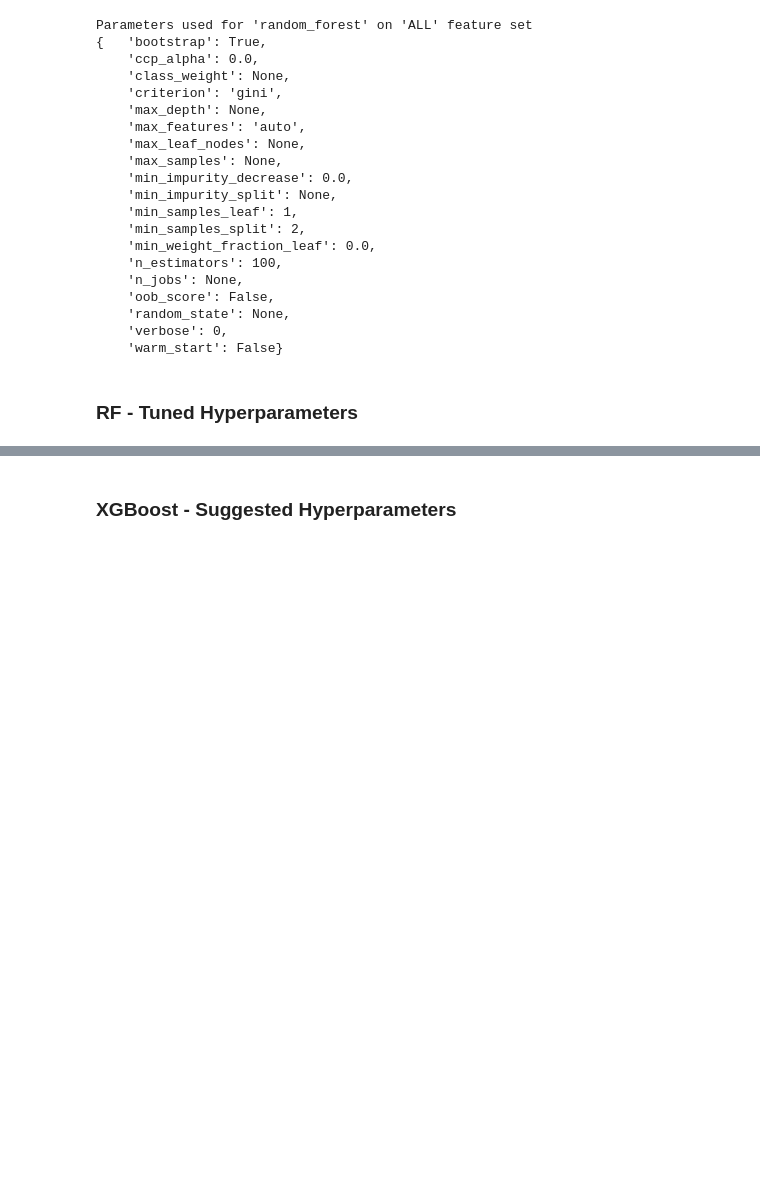
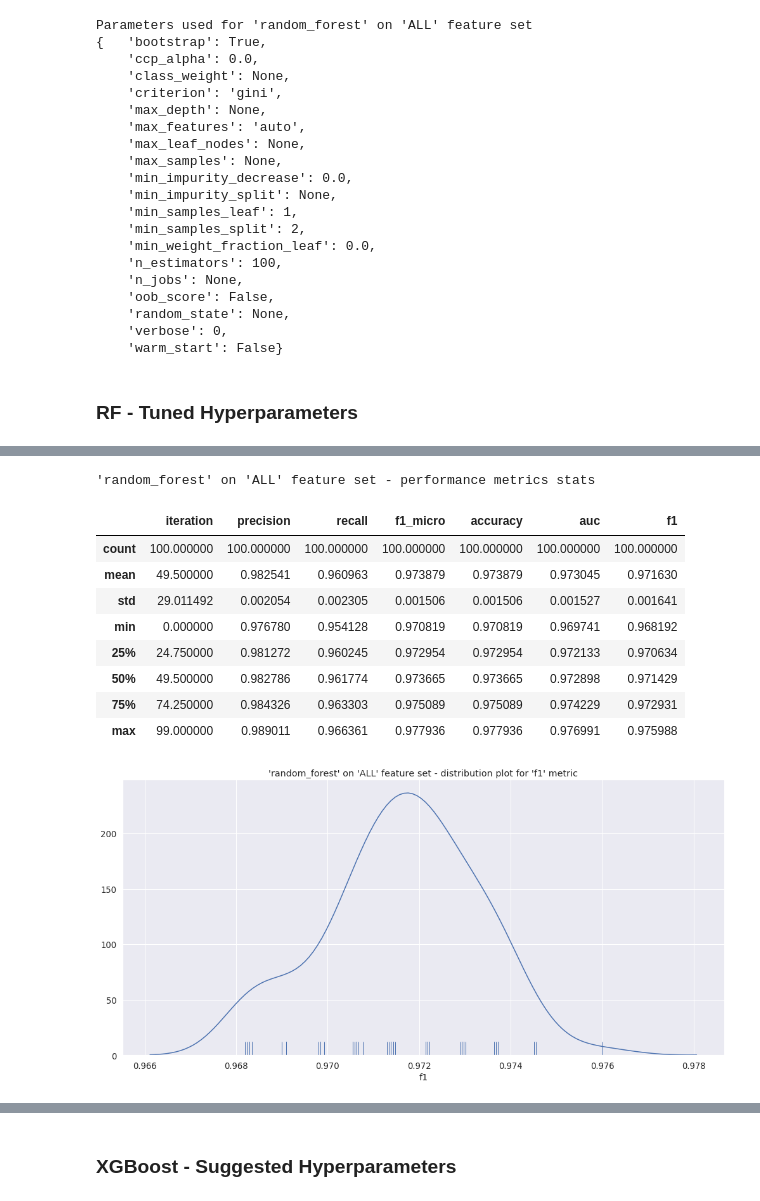
Before and after one commit to achmand/aml-crypto-graph, a Jupyter notebook: src/1.1_experiment_results.ipynb, the cells around one changed output, grey strips where cells are left out. Saved outputs shown, nothing was run; the diff lists cells and outputs as text; code cells hidden in the pictures; blank space fills up the shorter version.

Commit message:
Add RF tuned results in notebook

```diff
--- a/src/1.1_experiment_results.ipynb
+++ b/src/1.1_experiment_results.ipynb
@@ -25,6 +25,7 @@ N_features              = 15 # for feature importance N top/bottom
 EXP_RESULT_PATH         = "persistence/experiment_1.1/results"
 
 BENCHMARK_RESULTS       = "{}/{}".format(EXP_RESULT_PATH, "benchmark_model_results.pkl")
+BENCHMARK_TUNED_RESULTS = "{}/{}".format(EXP_RESULT_PATH, "tuned_benchmark_results.pkl")
 BENCHMARK_XGB_RESULTS   = "{}/{}".format(EXP_RESULT_PATH, "benchmark_xgb_model_results.pkl")
 
 DEFAULT_RESULTS         = "{}/{}".format(EXP_RESULT_PATH, "defaults_models_results.pkl")
@@ -119,3 +120,5 @@ Parameters used for 'random_forest' on 'ALL' feature set
     'warm_start': False}
 # %% [markdown]
 ### RF - Tuned Hyperparameters
+# %%
+benchmark_tuned_results = read_pickle(BENCHMARK_TUNED_RESULTS)
@@ -121,0 +152,15 @@ Parameters used for 'random_forest' on 'ALL' feature set
+# %%
+display_metrics_stats(benchmark_tuned_results)
+plot_metric_dist(benchmark_tuned_results, "f1", figsize=(17,8))
+# %% [output]
+'random_forest' on 'ALL' feature set - performance metrics stats
+|  | iteration | precision | recall | f1_micro | accuracy | auc | f1 |
+| count | 100.000000 | 100.000000 | 100.000000 | 100.000000 | 100.000000 | 100.000000 | 100.000000 |
+| mean | 49.500000 | 0.982541 | 0.960963 | 0.973879 | 0.973879 | 0.973045 | 0.971630 |
+| std | 29.011492 | 0.002054 | 0.002305 | 0.001506 | 0.001506 | 0.001527 | 0.001641 |
+| min | 0.000000 | 0.976780 | 0.954128 | 0.970819 | 0.970819 | 0.969741 | 0.968192 |
+| 25% | 24.750000 | 0.981272 | 0.960245 | 0.972954 | 0.972954 | 0.972133 | 0.970634 |
+| 50% | 49.500000 | 0.982786 | 0.961774 | 0.973665 | 0.973665 | 0.972898 | 0.971429 |
+| 75% | 74.250000 | 0.984326 | 0.963303 | 0.975089 | 0.975089 | 0.974229 | 0.972931 |
+| max | 99.000000 | 0.989011 | 0.966361 | 0.977936 | 0.977936 | 0.976991 | 0.975988 |
+[figure, added]
```
Also changed, not shown: parts of 9 cells of this notebook, 2 other files.
